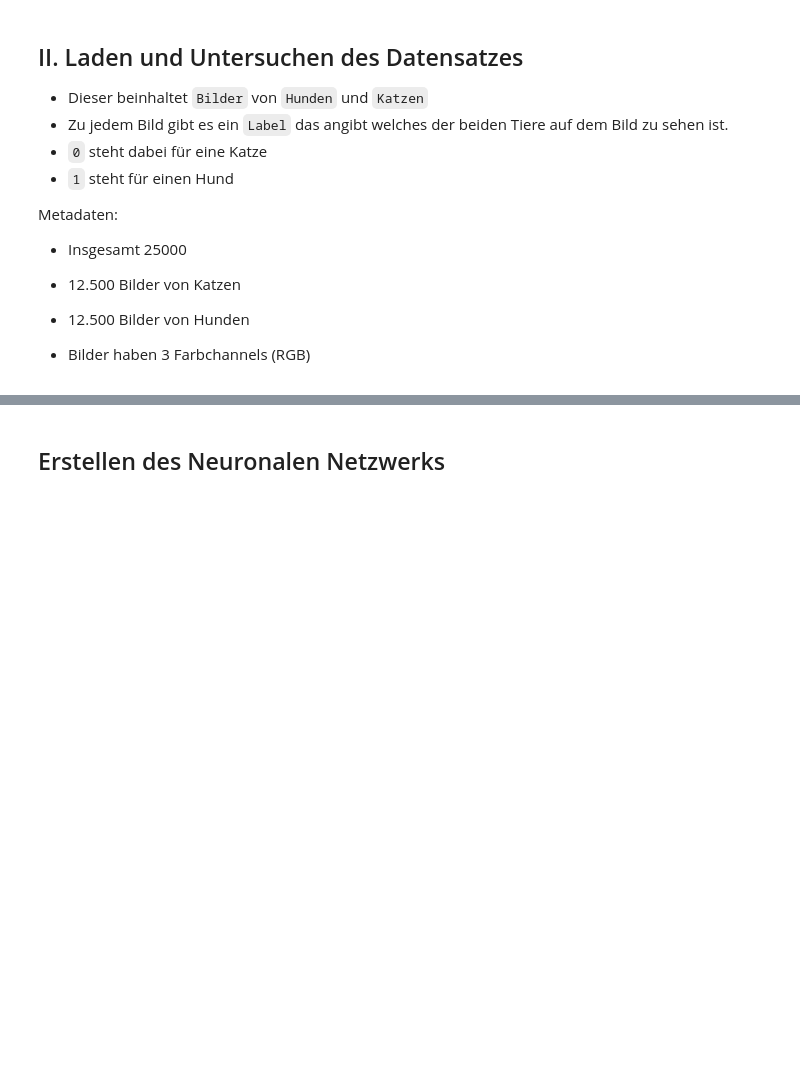
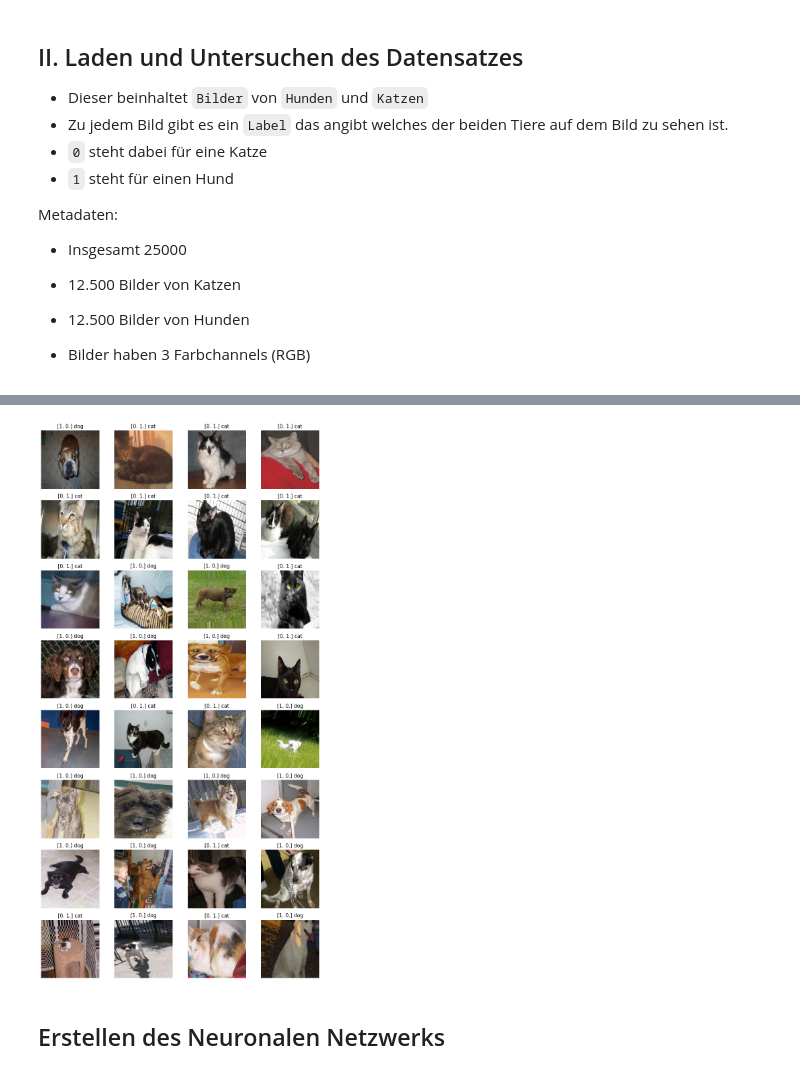
Before and after one commit to NicolaHorst/Cats_vs_Dogs_nn, a Jupyter notebook: src/Cats_vs_Dogs_nn.ipynb, the cells around one changed output, grey strips where cells are left out. Cells and saved outputs as stored; diff of their text form; code cells hidden in the pictures; blank space fills up the shorter version.

```diff
--- a/src/Cats_vs_Dogs_nn.ipynb
+++ b/src/Cats_vs_Dogs_nn.ipynb
@@ -167,3 +165,20 @@ for i in range(10):
+# %%
+def plot_images(batch):
+    imgs = batch[0]
+    labels = batch[1]
+    ncols, nrows = 4,8
+    fig = plt.figure( figsize=(ncols*3, nrows*3), dpi=90)
+    for i, (img,label) in enumerate(zip(imgs,labels)):
+      plt.subplot(nrows, ncols, i+1)
+      plt.imshow(img)
+      assert(label[0]+label[1]==1.)
+      categ = 'dog' if label[0]>0.5 else 'cat'
+      plt.title( '{} {}'.format(str(label), categ))
+      plt.axis('off')
+
+plot_images(train_dataset.next())
+# %% [output]
+[figure, added]
 # %% [markdown]
 ## Erstellen des Neuronalen Netzwerks
 # %% [markdown]
```
Also changed, not shown: parts of 22 cells of this notebook, 1 other file.
